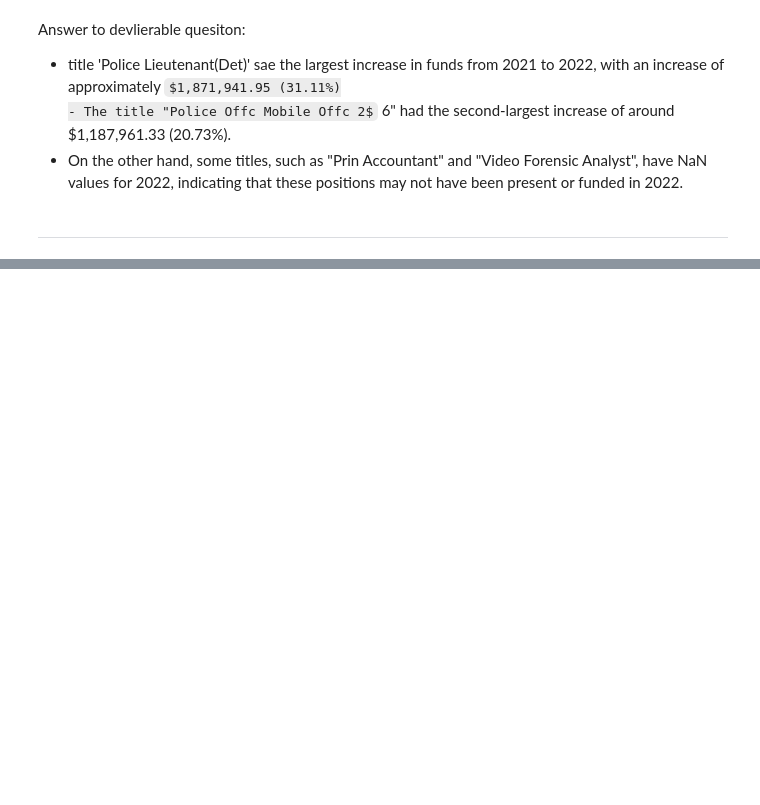
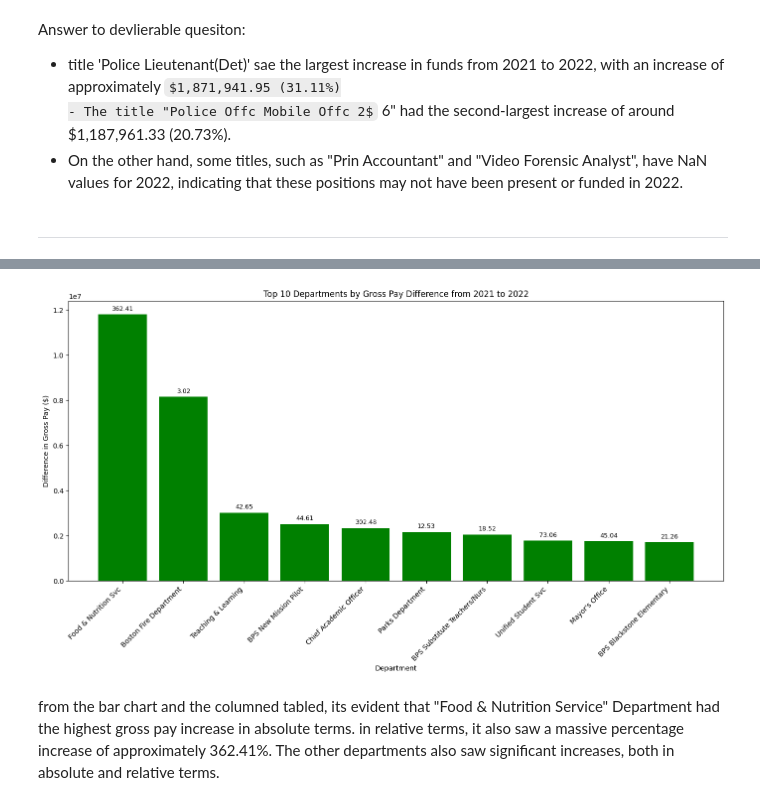
Before and after one commit to BU-Spark/ds-police-overtime, a Jupyter notebook: fa23-team-f/data/data_info.ipynb, the cells around one changed output, grey strips where cells are left out. Drawn from its saved outputs; the diff is of its cells as text; code cells hidden in the pictures; some formulas as TeX source; blank space fills up the shorter version.

```diff
--- a/fa23-team-f/data/data_info.ipynb
+++ b/fa23-team-f/data/data_info.ipynb
@@ -251,0 +258,18 @@ How has fundings shifted between departments ?
+# %%
+earnings_2021['TOTAL_GROSS'] = earnings_2021['TOTAL_GROSS'].str.replace(',', '').astype(float)
+earnings_2022['TOTAL_ GROSS'] = earnings_2022['TOTAL_ GROSS'].str.replace(',', '').astype(float)
+# Group by department and sum the gross pay for 2021 and 2022
+grouped_department_2021 = earnings_2021.groupby('DEPARTMENT_NAME')['TOTAL_GROSS'].sum()
+grouped_department_2022 = earnings_2022.groupby('DEPARTMENT_NAME')['TOTAL_ GROSS'].sum()
+
+# Merge the two series to create a dataframe for comparison
+department_comparison = pd.DataFrame({'2021': grouped_department_2021, '2022': grouped_department_2022}).reset_index()
+
+# Calculate the difference and percentage change for each department
+department_comparison['Difference'] = department_comparison['2022'] - department_comparison['2021']
+department_comparison['Percentage Change (%)'] = (department_comparison['Difference'] / department_comparison['2021']) * 100
+
+# Sort the dataframe by the difference
+department_comparison_sorted = department_comparison.sort_values(by='Difference', ascending=False)
+
+department_comparison_sorted.head(10)
@@ -251,0 +288,27 @@ How has fundings shifted between departments ?
+# %%
+# Selecting top 10 departments based on the absolute difference
+top_10_departments = department_comparison_sorted.head(10)
+
+# Plotting
+plt.figure(figsize=(14, 8))
+colors = ['red' if x < 0 else 'green' for x in top_10_departments['Difference']]
+bars = plt.bar(top_10_departments['DEPARTMENT_NAME'], top_10_departments['Difference'], color=colors)
+plt.xlabel('Department')
+plt.ylabel('Difference in Gross Pay ($)')
+plt.title('Top 10 Departments by Gross Pay Difference from 2021 to 2022')
+plt.xticks(rotation=45, ha="right")
+plt.tight_layout()
+
+# Adding the percentage change on top of the bars
+for bar, percentage in zip(bars, top_10_departments['Percentage Change (%)']):
+    yval = bar.get_height()
+    if yval > 0:
+        plt.text(bar.get_x() + bar.get_width()/2, yval + 100000, round(percentage, 2), ha='center', va='bottom', color='black', fontsize=9)
+    else:
+        plt.text(bar.get_x() + bar.get_width()/2, yval - 500000, round(percentage, 2), ha='center', va='top', color='black', fontsize=9)
+
+plt.show()
+# %% [output]
+[figure, added]
+# %% [markdown]
+from the bar chart and the columned tabled, its evident that "Food & Nutrition Service" Department had the highest gross pay increase in absolute terms. in relative terms, it also saw a massive percentage increase of approximately 362.41%. The other departments also saw significant increases, both in absolute and relative terms.
```
Also changed, not shown: parts of 33 cells of this notebook.
